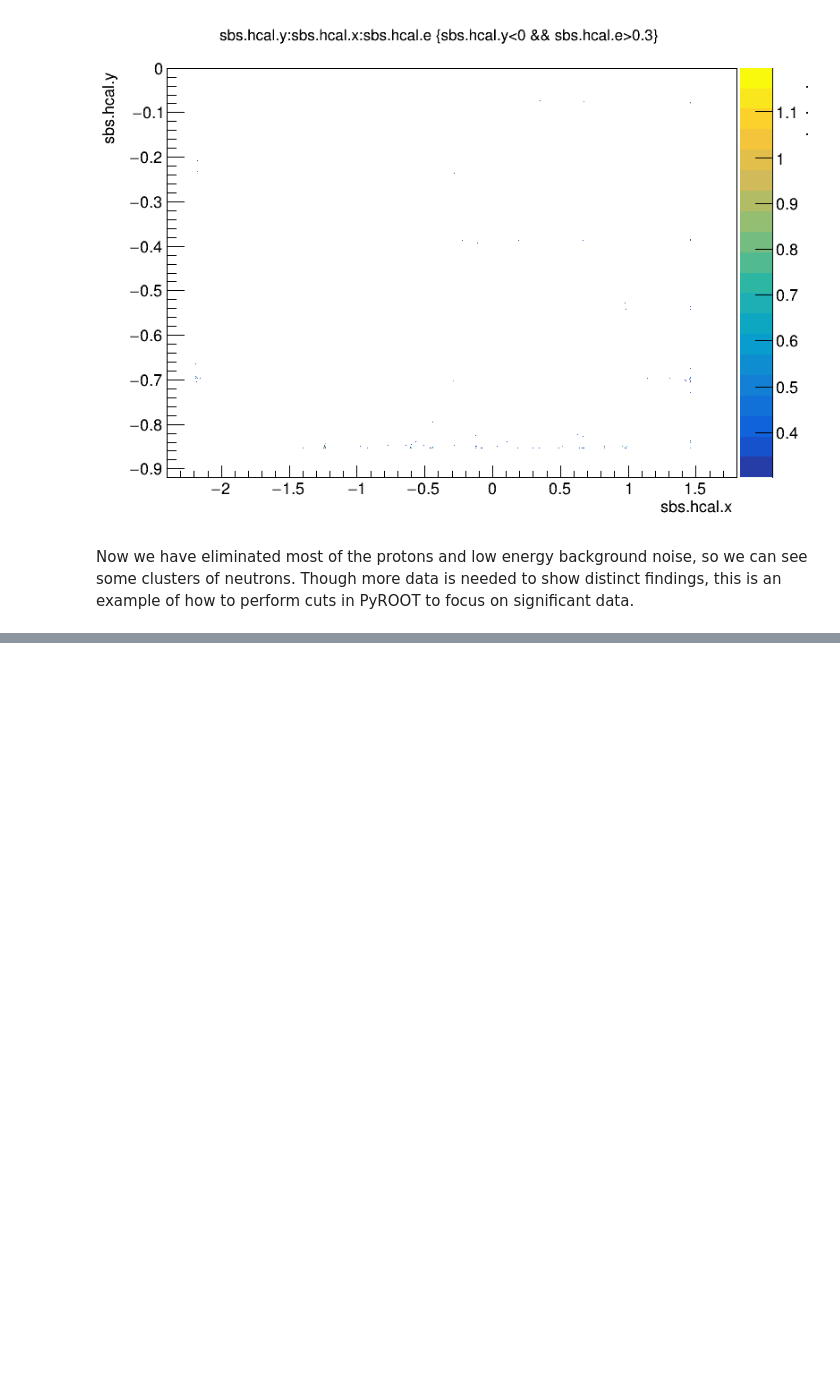
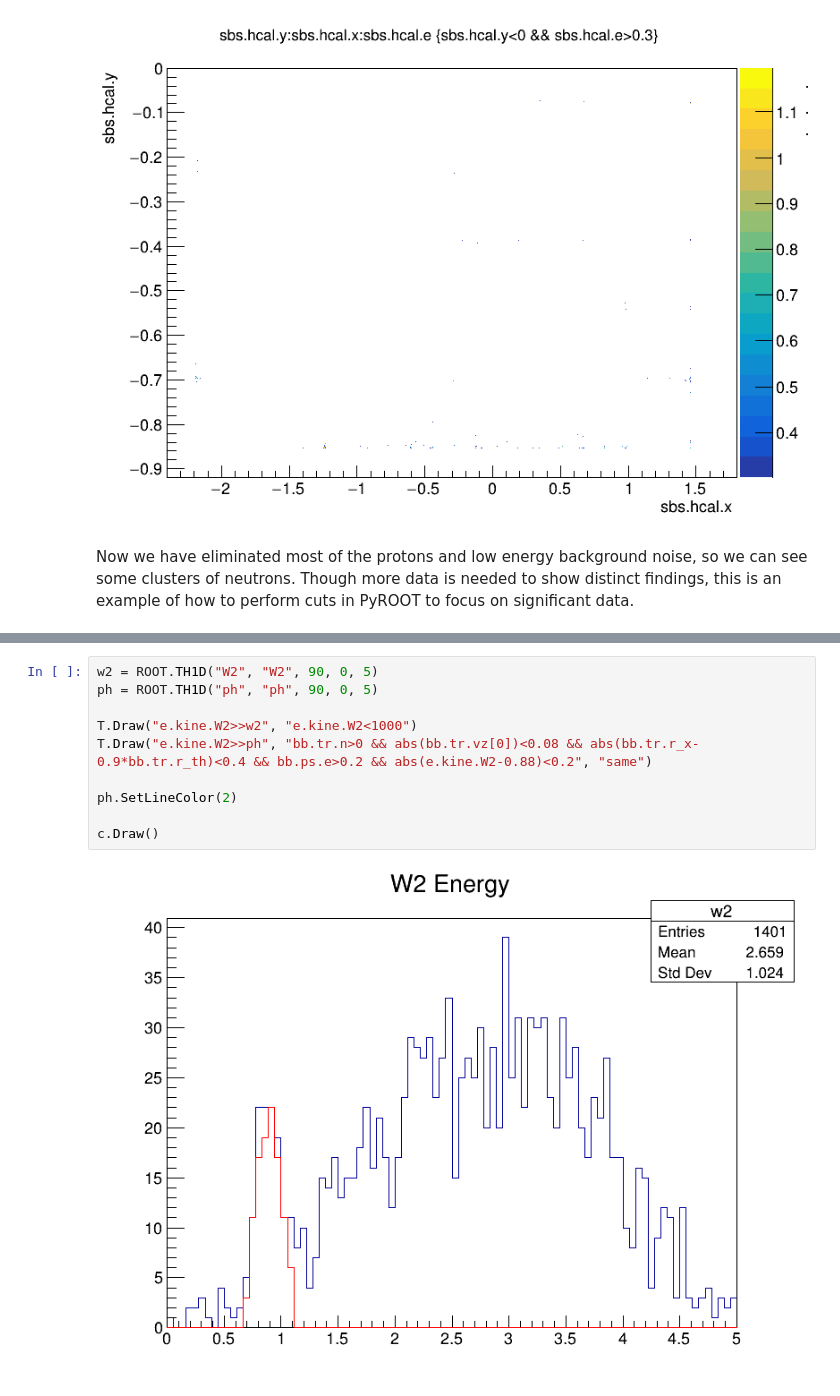
Before and after one commit to JeffersonLab/JupyterAnalysis, a Jupyter notebook: pyroot.ipynb, the cells around one changed output, grey strips where cells are left out. Saved outputs shown, nothing was run; the diff lists cells and outputs as text; blank space fills up the shorter version.

```diff
--- a/pyroot.ipynb
+++ b/pyroot.ipynb
@@ -124,0 +156,12 @@ Now we have eliminated most of the protons and low energy background noise, so w
+# %%
+w2 = ROOT.TH1D("W2", "W2", 90, 0, 5)
+ph = ROOT.TH1D("ph", "ph", 90, 0, 5)
+
+T.Draw("e.kine.W2>>w2", "e.kine.W2<1000")
+T.Draw("e.kine.W2>>ph", "bb.tr.n>0 && abs(bb.tr.vz[0])<0.08 && abs(bb.tr.r_x-0.9*bb.tr.r_th)<0.4 && bb.ps.e>0.2 && abs(e.kine.W2-0.88)<0.2", "same")
+
+ph.SetLineColor(2)
+
+c.Draw()
+# %% [output]
+[figure, added]
```
Also changed, not shown: parts of 10 cells of this notebook.
